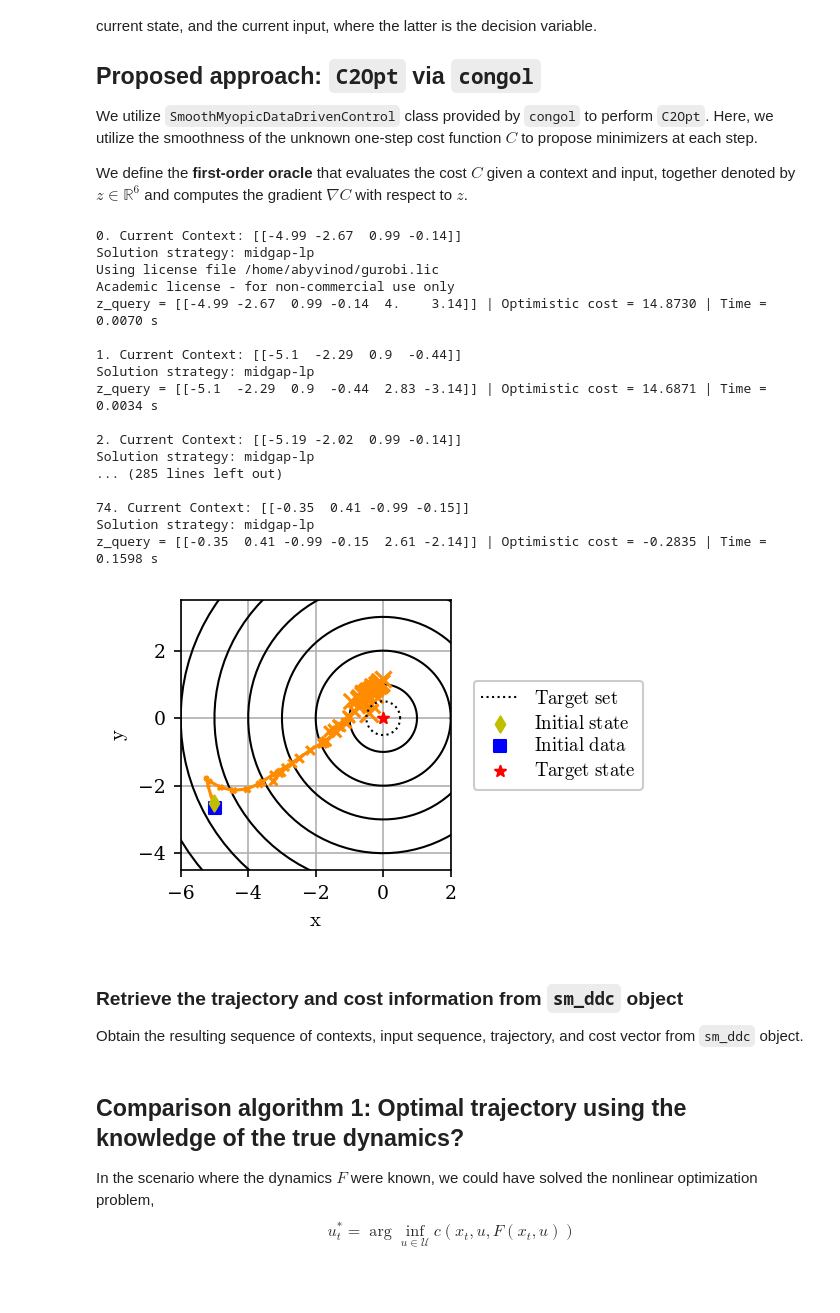
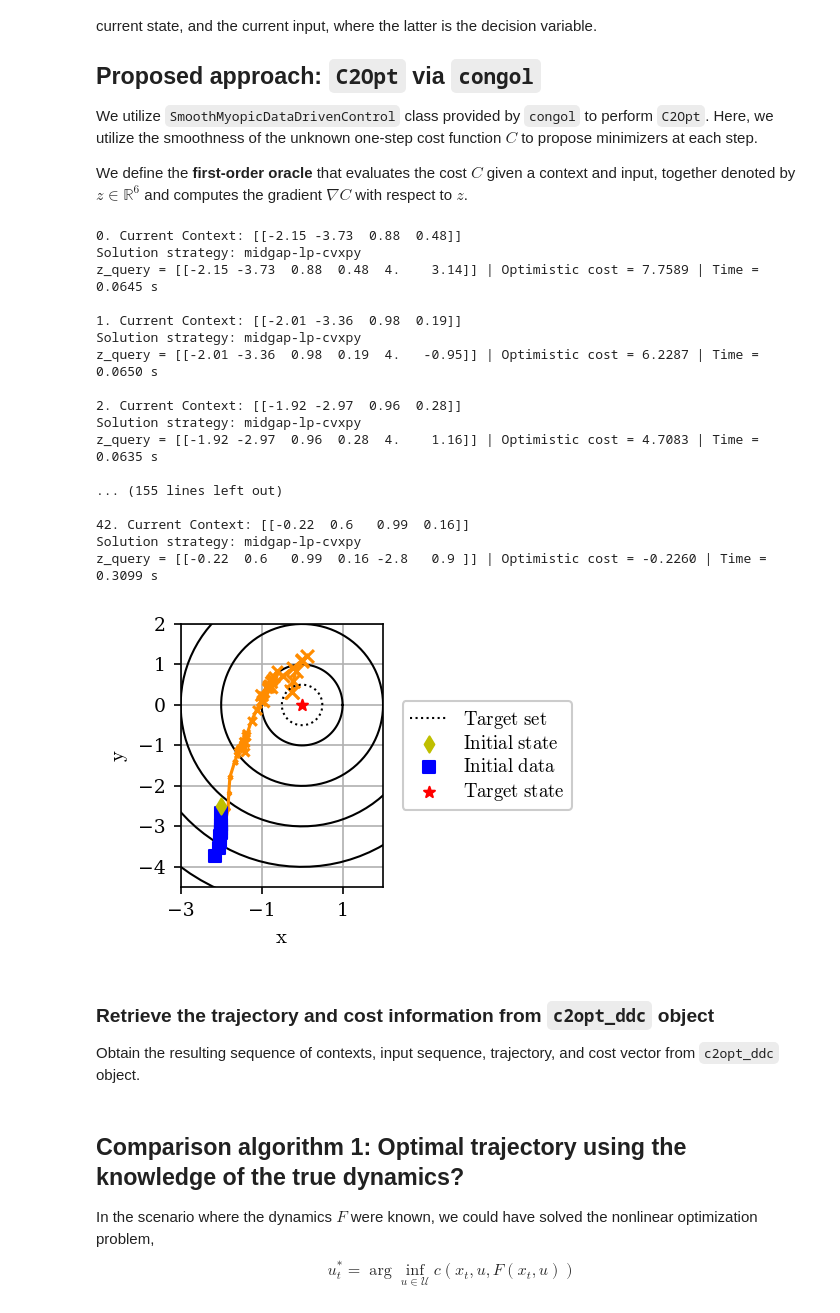
Before and after one commit to abyvinod/ACC2020_C2Opt, a Jupyter notebook: C2Opt.ipynb, the cells around one changed output. Drawn from its saved outputs; the diff is of its cells as text; code cells hidden in the pictures; blank space fills up the shorter version.

```diff
--- a/C2Opt.ipynb
+++ b/C2Opt.ipynb
@@ -36,7 +36,8 @@ We define the state space $\mathcal{X}=[-12,2]\times[-6,2]\times[0,2\pi)$, input
 # %%
 import numpy as np
 
-figure_3 = False
+# Change this to get either of the figures
+figure_3 = True
 
 if figure_3:
     # Initial data point
@@ -45,7 +46,7 @@ if figure_3:
     xlim_tup = [-3, 2]
     ylim_tup = [-4.5, 2]
     # Prefix
-    fig_name_prefix = 'Fig3_'
+    fig_name_prefix = 'figs/Fig3_'
     n_data_max = 10                              # Number of data points available for precursor training
 else:
     # Initial data point
@@ -54,7 +55,7 @@ else:
     xlim_tup = [-6, 2]
     ylim_tup = [-4.5, 3.5]
     # Prefix
-    fig_name_prefix = 'Fig4_'
+    fig_name_prefix = 'figs/Fig4_'
     n_data_max = 1                              # Number of data points available for precursor training
 
 # Input bounds
@@ -232,9 +232,7 @@ We define the **first-order oracle** that evaluates the cost $C$ given a context
 import congol as cg
 
 grad_lips_constant = 1e1                     # Lipschitz constant for the gradient
-solver_style = 'midgap-lp' # -cvxpy          # Solution strategies: 'midgap-lp', 'cm-ncvx', 'midgap-lp-cvxpy'
-                                             # First two requires Gurobi, while `midgap-lp-cvxpy`
-                                             # only requires CVXPY
+solver_str = 'cvxpy'                         # Choose solvers 'gurobi'/'cvxpy'
 
 # Bounds on the context and the input
 context_u_lb = np.hstack((np.array([xlim_tup[0], ylim_tup[0], -1, -1]), input_lb))
@@ -297,61 +295,61 @@ def first_order_oracle(z_u_data):
                 + cost_dy * sampling_time * (sh * nearly_one - ch* nearly_zero)
         cost_dw = cost_dx*v*sampling_time*(ch*nearly_one_dw+sh*nearly_zero_dw)\
                 + cost_dy*v*sampling_time*(sh*nearly_one_dw-ch*nearly_zero_dw)
         grad_cost = [cost_dx, cost_dy, cost_dsh, cost_dch, cost_dv, cost_dw]
         grad_cost_vec.append(grad_cost)
 
     return cost_vec, np.array(grad_cost_vec)/2
 
 # Compute the context+input vector and the associated costs and the gradients
 rand_init_context_input_vec = np.hstack((state_to_context(rand_init_traj_vec[:-1, :]), rand_init_input_vec))
 rand_init_cost_val_vec, rand_init_cost_grad_vec = first_order_oracle(rand_init_context_input_vec)
 
 # Training data packaged for C2Opt
 training_data = {'trajectory': rand_init_traj_vec,
                  'input_seq': rand_init_input_vec,
                  'cost_val': rand_init_cost_val_vec,
                  'cost_grad': rand_init_cost_grad_vec}
 
 # Provide `congol` all the information available about the problem for C2Opt
-sm_ddc = cg.SmoothMyopicDataDrivenControl(training_data,
-                                         state_to_context,
-                                         context_u_lb,
-                                         context_u_ub,
-                                         first_order_oracle,
-                                         grad_lips_constant,
-                                         one_step_dyn=one_step_dyn,
-                                         exit_condition=exit_condition,
-                                         solver_style=solver_style)
+c2opt_ddc = cg.C2Opt(training_data,
+                  state_to_context,
+                  context_u_lb,
+                  context_u_ub,
+                  first_order_oracle,
+                  grad_lips_constant,
+                  one_step_dyn=one_step_dyn,
+                  exit_condition=exit_condition,
+                  solver=solver_str)
 
 ax = draw_initial_plot(xlim_tup, ylim_tup, target_position, cost_thresh,
                        initial_state, rand_init_traj_vec)
 
 # Compute the solution for max_oracle_calls (time steps) or till exit_condition is true, whichever is earliest
 # Set verbose to true if the evolution of the cost and context is desired
 # Set draw_plots_at_the_end to False if the trajectory evolution is desired
-res_sm_ddc = sm_ddc.solve(max_oracle_calls, ax=ax, draw_plots_at_the_end=True, verbose=True)
+res_c2opt_ddc = c2opt_ddc.solve(max_oracle_calls, ax=ax, draw_plots_at_the_end=True, verbose=True)
 # %% [output]
-0. Current Context: [[-4.99 -2.67  0.99 -0.14]]
-Solution strategy: midgap-lp
-Using license file /home/abyvinod/gurobi.lic
-Academic license - for non-commercial use only
-z_query = [[-4.99 -2.67  0.99 -0.14  4.    3.14]] | Optimistic cost = 14.8730 | Time = 0.0070 s
+0. Current Context: [[-2.15 -3.73  0.88  0.48]]
+Solution strategy: midgap-lp-cvxpy
+z_query = [[-2.15 -3.73  0.88  0.48  4.    3.14]] | Optimistic cost = 7.7589 | Time = 0.0645 s
 
-1. Current Context: [[-5.1  -2.29  0.9  -0.44]]
-Solution strategy: midgap-lp
-z_query = [[-5.1  -2.29  0.9  -0.44  2.83 -3.14]] | Optimistic cost = 14.6871 | Time = 0.0034 s
+1. Current Context: [[-2.01 -3.36  0.98  0.19]]
+Solution strategy: midgap-lp-cvxpy
+z_query = [[-2.01 -3.36  0.98  0.19  4.   -0.95]] | Optimistic cost = 6.2287 | Time = 0.0650 s
 
-2. Current Context: [[-5.19 -2.02  0.99 -0.14]]
-Solution strategy: midgap-lp
-... (285 lines left out)
+2. Current Context: [[-1.92 -2.97  0.96  0.28]]
+Solution strategy: midgap-lp-cvxpy
+z_query = [[-1.92 -2.97  0.96  0.28  4.    1.16]] | Optimistic cost = 4.7083 | Time = 0.0635 s
 
-74. Current Context: [[-0.35  0.41 -0.99 -0.15]]
-Solution strategy: midgap-lp
-z_query = [[-0.35  0.41 -0.99 -0.15  2.61 -2.14]] | Optimistic cost = -0.2835 | Time = 0.1598 s
+... (155 lines left out)
+
+42. Current Context: [[-0.22  0.6   0.99  0.16]]
+Solution strategy: midgap-lp-cvxpy
+z_query = [[-0.22  0.6   0.99  0.16 -2.8   0.9 ]] | Optimistic cost = -0.2260 | Time = 0.3099 s
-[figure, old version]
+[figure, new version]
 # %% [markdown]
-### Retrieve the trajectory and cost information from `sm_ddc` object
+### Retrieve the trajectory and cost information from `c2opt_ddc` object
 
-Obtain the resulting sequence of contexts, input sequence, trajectory, and cost vector from `sm_ddc` object.
+Obtain the resulting sequence of contexts, input sequence, trajectory, and cost vector from `c2opt_ddc` object.
 # %%
 # Retrieve the context vector followed by C2Opt
```
Also changed, not shown: parts of 7 cells of this notebook, 19 other files.
